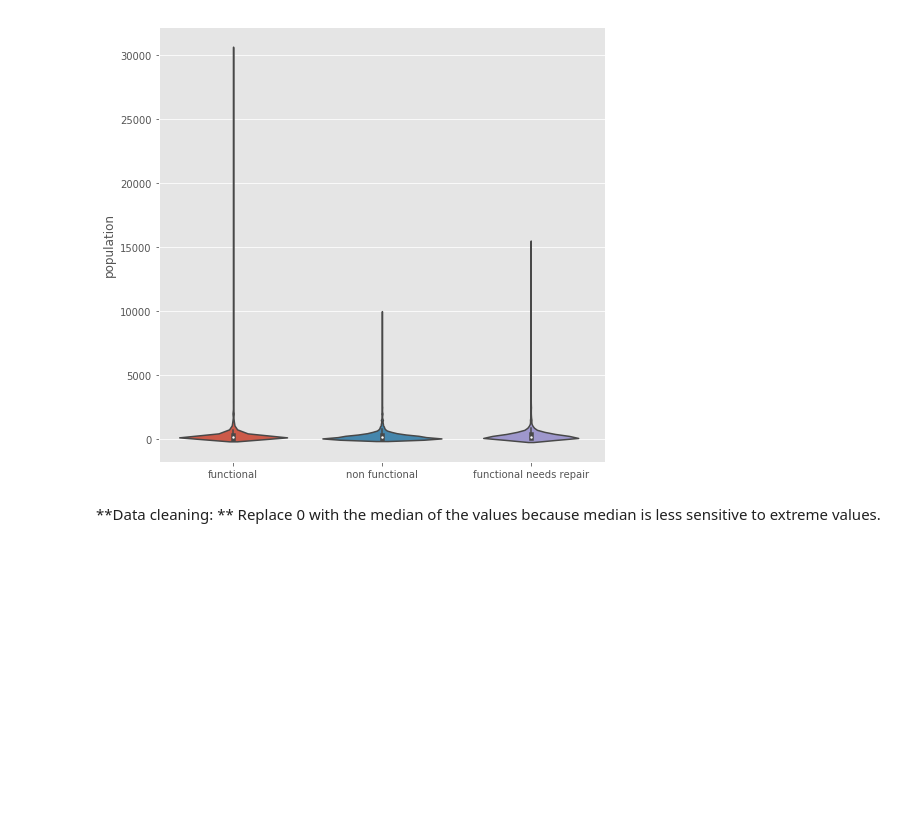
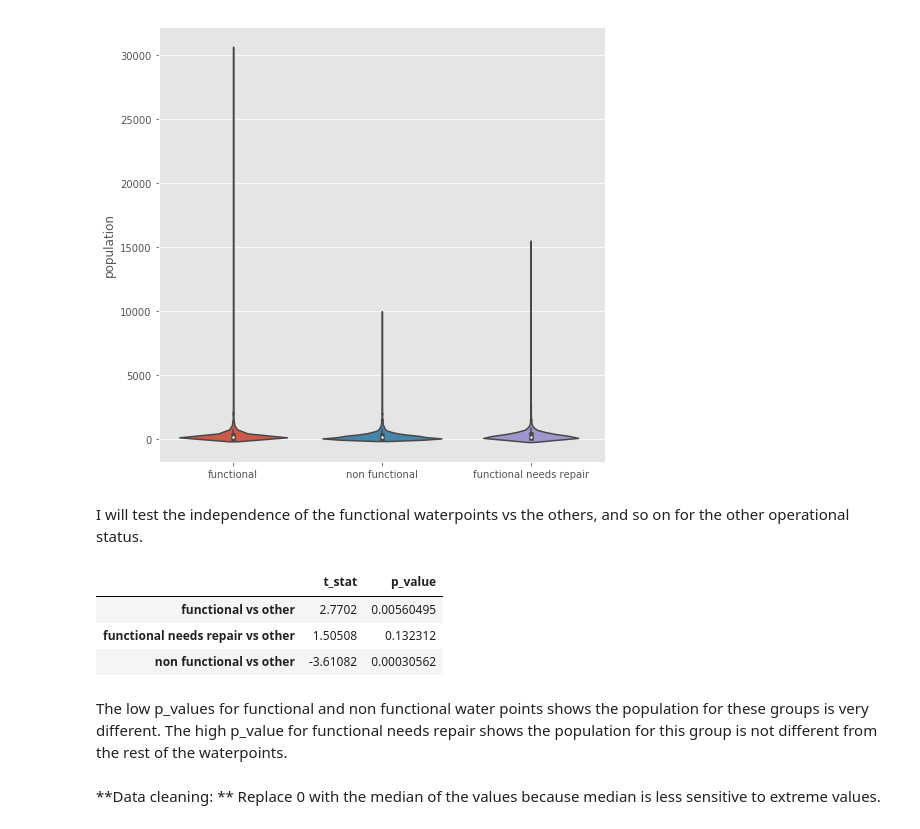
Before and after one commit to stephanietison/Waterpoints, a Jupyter notebook: Notebook/Water Pumps.ipynb, the cells around one changed output. Drawn from its saved outputs; the diff is of its cells as text; code cells hidden in the pictures; blank space fills up the shorter version.

```diff
--- a/Notebook/Water Pumps.ipynb
+++ b/Notebook/Water Pumps.ipynb
@@ -941,6 +991,21 @@ The maximum value seems very large compared to the others, but it may be a big w
 plot_num_vs_status(source_df,'population')
 # %% [output]
 [figure]
+# %% [markdown]
+I will test the independence of the functional waterpoints vs the others, and so on for the other operational status.
+# %%
+# First, remove 0 values
+df_in = source_df[source_df.population!=0]
+result_df = ttest_independence(df_in, 'population')
+result_df
+# %% [output]
+|  | t_stat | p_value |
+| functional vs other | 2.7702 | 0.00560495 |
+| functional needs repair vs other | 1.50508 | 0.132312 |
+| non functional vs other | -3.61082 | 0.00030562 |
+# %% [markdown]
+The low p_values for functional and non functional water points shows the population for these groups is very different.
+The high p_value for functional needs repair shows the population for this group is not different from the rest of the waterpoints.
 # %% [markdown]
 **Data cleaning: ** Replace 0 with the median of the values because median is less sensitive to extreme values.
 # %%
```
Also changed, not shown: parts of 17 cells of this notebook.
